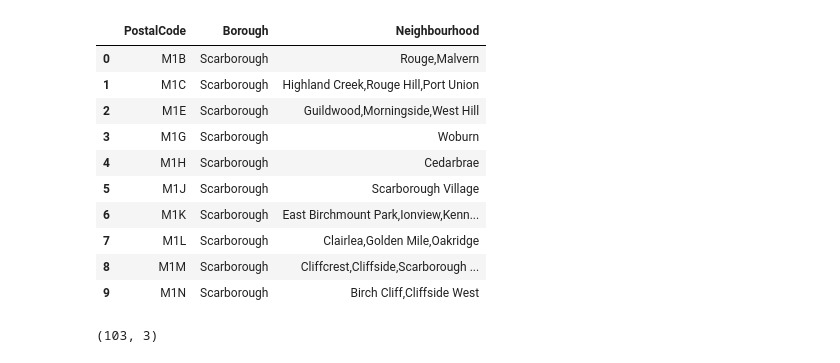
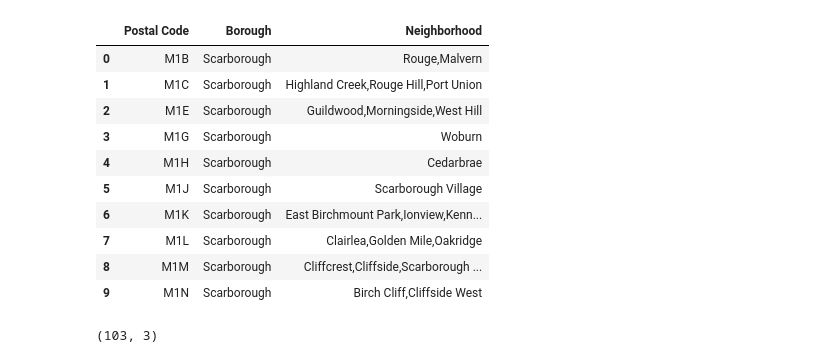
Before and after one commit to sarraabusamra/Coursera_Capstone, a Jupyter notebook: Toronto.ipynb, the cells around one changed output. Drawn from its saved outputs; the diff is of its cells as text; code cells hidden in the pictures.

```diff
--- a/Toronto.ipynb
+++ b/Toronto.ipynb
@@ -63,5 +45,8 @@ df.head(10)
 # %%
+df = pd.DataFrame(l, columns=["Postal Code", "Borough", "Neighborhood"])
 # Only process the cells that have an assigned borough. Ignore cells with a borough that is Not assigned.
 df = df[df.Borough != 'Not assigned']
+# If a cell has a borough but a Not assigned neighborhood, then the neighborhood will be the same as the borough.
+df['Neighborhood']=df['Neighborhood'].replace('Not assigned',df['Borough'])
 df.head(10)
 # %% [output]
@@ -76,6 +61,3 @@ df.head(10)
 | 10 | M9A | Etobicoke | Islington Avenue |
 | 11 | M1B | Scarborough | Rouge |
 | 12 | M1B | Scarborough | Malvern |
-# %%
-# If a cell has a borough but a Not assigned neighborhood, then the neighborhood will be the same as the borough.
-df['Neighbourhood']=df['Neighbourhood'].replace('Not assigned',df['Borough'])
@@ -98,10 +66,10 @@ df.head(10)
 df1 = df.copy()
 # %%
 #More than one neighborhood can exist in one postal code area
-df2=df1.groupby(['PostalCode','Borough'])['Neighbourhood'].apply(lambda x: ','.join(x.astype(str))).reset_index()
+df2=df1.groupby(['Postal Code','Borough'])['Neighborhood'].apply(lambda x: ','.join(x.astype(str))).reset_index()
 df2.head(10)
 # %% [output]
-|  | PostalCode | Borough | Neighbourhood |
+|  | Postal Code | Borough | Neighborhood |
 | 0 | M1B | Scarborough | Rouge,Malvern |
 | 1 | M1C | Scarborough | Highland Creek,Rouge Hill,Port Union |
 | 2 | M1E | Scarborough | Guildwood,Morningside,West Hill |
```
Also changed, not shown: parts of 40 cells of this notebook.
